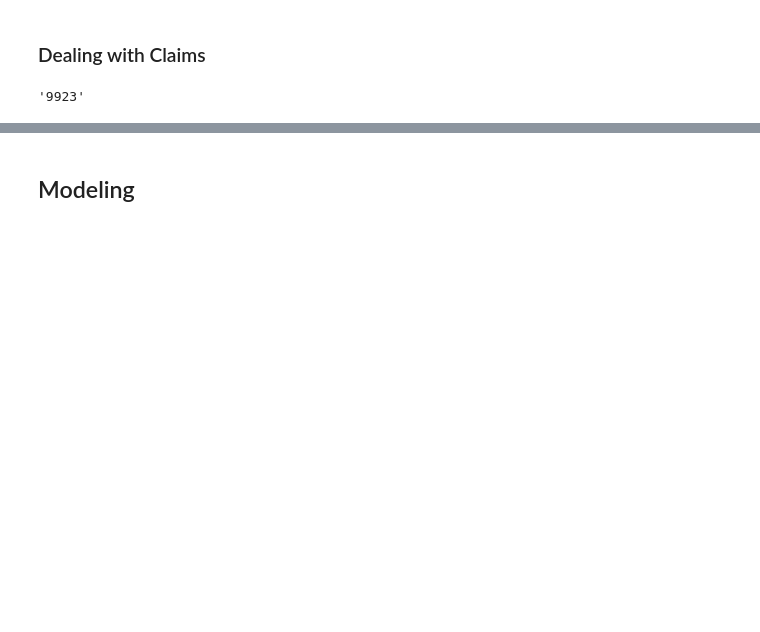
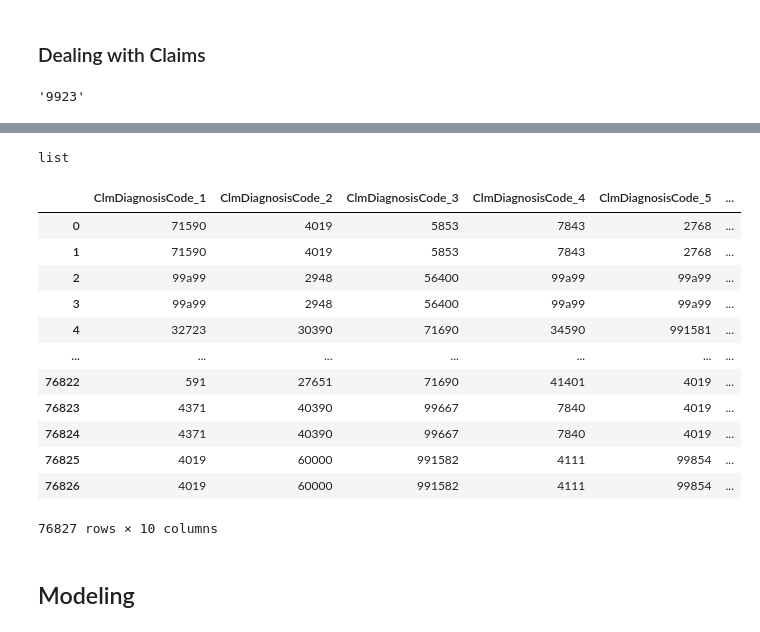
Before and after one commit to corpuzn12/fraudanalysis, a Jupyter notebook: FraudAnalysis.ipynb, the cells around one changed output, grey strips where cells are left out. Drawn from its saved outputs; the diff is of its cells as text; code cells hidden in the pictures; blank space fills up the shorter version.

Commit message:
Cleaned claims

```diff
--- a/FraudAnalysis.ipynb
+++ b/FraudAnalysis.ipynb
@@ -1137,3 +1084,45 @@ tmp_date
+# %%
+x_8= claim_cleaner(tmp_date,'ClmDiagnosisCode_8')
+#x_8
+# %%
+x_9= claim_cleaner(tmp_date,'ClmDiagnosisCode_9')
+#x_9
+# %%
+x_10= claim_cleaner(tmp_date,'ClmDiagnosisCode_10')
+type(x_10)
+# %% [output]
+list
+# %%
+## conca
+clean_claims= pd.DataFrame(
+    {'ClmDiagnosisCode_1': x_1,
+     'ClmDiagnosisCode_2': x_2,
+     'ClmDiagnosisCode_3': x_3,
+     'ClmDiagnosisCode_4': x_4,
+     'ClmDiagnosisCode_5': x_5,
+     'ClmDiagnosisCode_6': x_6,
+     'ClmDiagnosisCode_7': x_7,
+     'ClmDiagnosisCode_8': x_8,
+     'ClmDiagnosisCode_9': x_9,
+     'ClmDiagnosisCode_10': x_10,
+
+    })
+# %%
+clean_claims
+# %% [output]
+|  | ClmDiagnosisCode_1 | ClmDiagnosisCode_2 | ClmDiagnosisCode_3 | ClmDiagnosisCode_4 | ClmDiagnosisCode_5 | ... |
+| 0 | 71590 | 4019 | 5853 | 7843 | 2768 | ... |
+| 1 | 71590 | 4019 | 5853 | 7843 | 2768 | ... |
+| 2 | 99a99 | 2948 | 56400 | 99a99 | 99a99 | ... |
+| 3 | 99a99 | 2948 | 56400 | 99a99 | 99a99 | ... |
+| 4 | 32723 | 30390 | 71690 | 34590 | 991581 | ... |
+| ... | ... | ... | ... | ... | ... | ... |
+| 76822 | 591 | 27651 | 71690 | 41401 | 4019 | ... |
+| 76823 | 4371 | 40390 | 99667 | 7840 | 4019 | ... |
+| 76824 | 4371 | 40390 | 99667 | 7840 | 4019 | ... |
+| 76825 | 4019 | 60000 | 991582 | 4111 | 99854 | ... |
+| 76826 | 4019 | 60000 | 991582 | 4111 | 99854 | ... |
+76827 rows × 10 columns
 # %% [markdown]
 ## Modeling
 # %%
```
Also changed, not shown: parts of 28 cells of this notebook.
